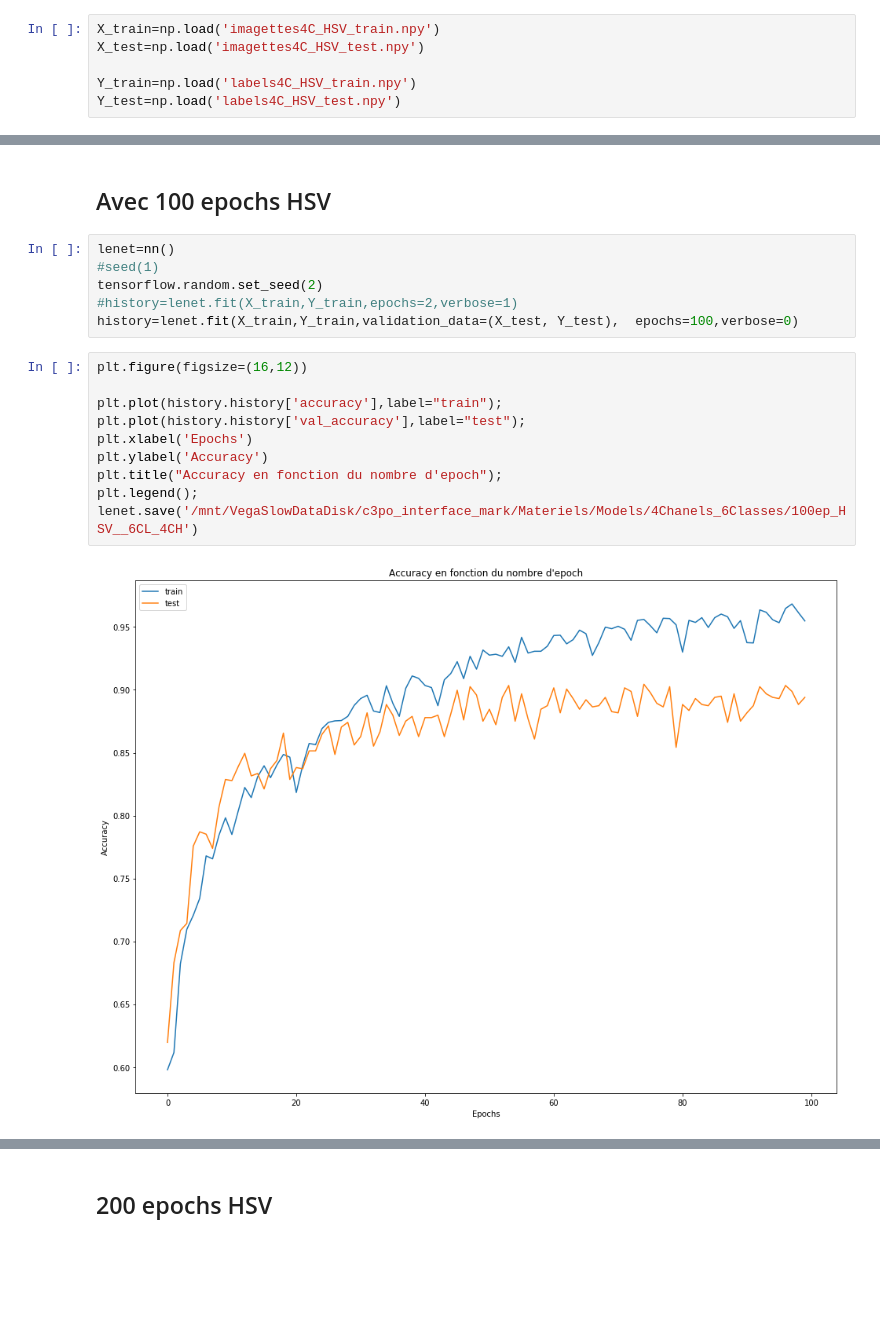
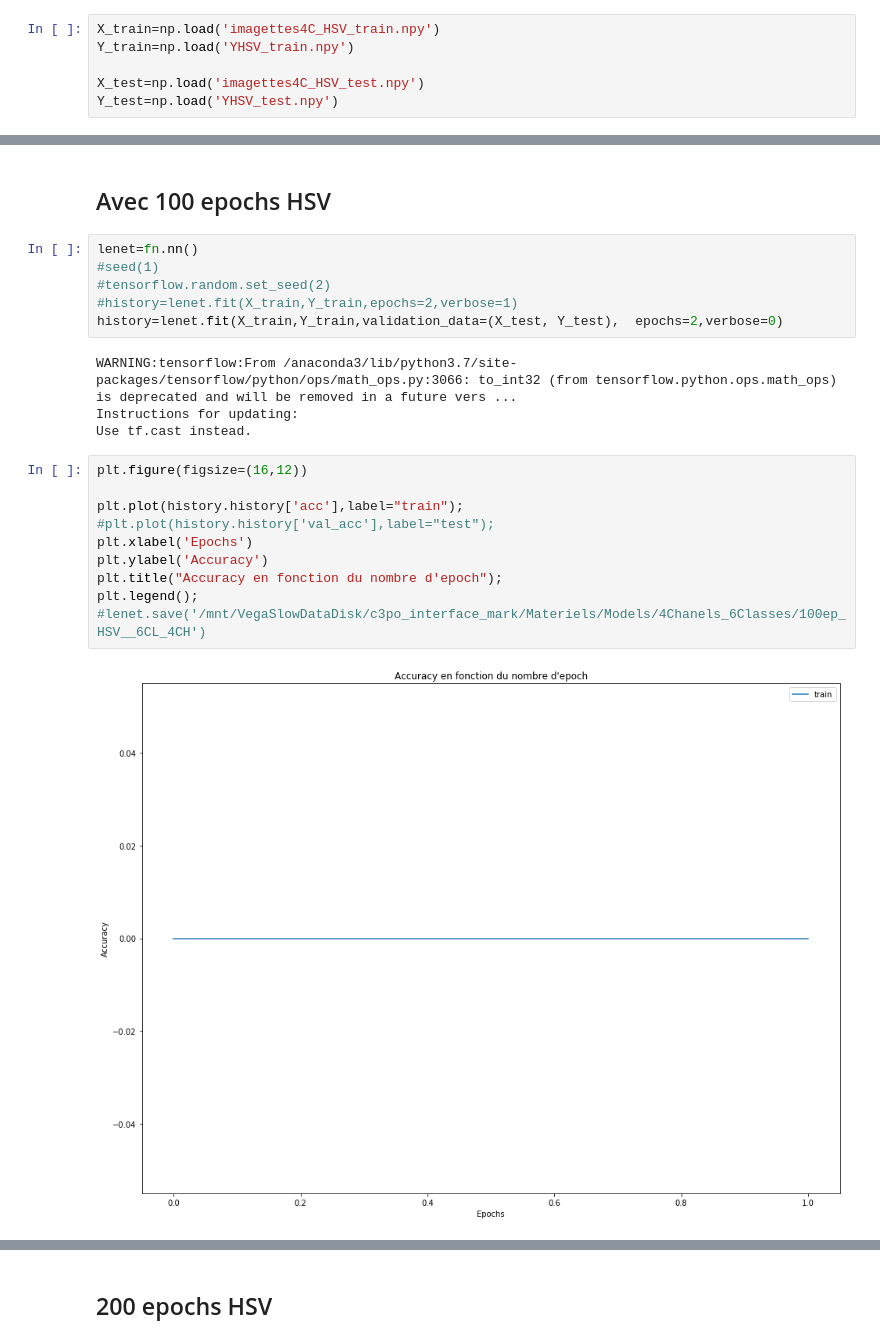
Before and after one commit to MarcPozzo/MyProjects, a Jupyter notebook: Birds_Detection/Demonstration/Train_Lenet/Train_4Chanels_tiny_Pic/Train_im_anote_HSV-Copy1.ipynb, the cells around one changed output, grey strips where cells are left out. Cells and saved outputs as stored; diff of their text form; blank space fills up the shorter version.

Commit message:
4th chanel now is working

```diff
--- a/Birds_Detection/Demonstration/Train_Lenet/Train_4Chanels_tiny_Pic/Train_im_anote_HSV-Copy1.ipynb
+++ b/Birds_Detection/Demonstration/Train_Lenet/Train_4Chanels_tiny_Pic/Train_im_anote_HSV-Copy1.ipynb
@@ -30,6 +9,6 @@ import functions_4C as fn
 # %%
 X_train=np.load('imagettes4C_HSV_train.npy')
+Y_train=np.load('YHSV_train.npy')
+
 X_test=np.load('imagettes4C_HSV_test.npy')
-
-Y_train=np.load('labels4C_HSV_train.npy')
-Y_test=np.load('labels4C_HSV_test.npy')
+Y_test=np.load('YHSV_test.npy')
@@ -36,23 +19,27 @@ Y_test=np.load('labels4C_HSV_test.npy')
 # %% [markdown]
 ## Avec 100 epochs HSV
 # %%
-lenet=nn()
+lenet=fn.nn()
 #seed(1)
-tensorflow.random.set_seed(2)
+#tensorflow.random.set_seed(2)
 #history=lenet.fit(X_train,Y_train,epochs=2,verbose=1)
-history=lenet.fit(X_train,Y_train,validation_data=(X_test, Y_test),  epochs=100,verbose=0)
+history=lenet.fit(X_train,Y_train,validation_data=(X_test, Y_test),  epochs=2,verbose=0)
+# %% [output]
+WARNING:tensorflow:From /anaconda3/lib/python3.7/site-packages/tensorflow/python/ops/math_ops.py:3066: to_int32 (from tensorflow.python.ops.math_ops) is deprecated and will be removed in a future vers ...
+Instructions for updating:
+Use tf.cast instead.
 # %%
 plt.figure(figsize=(16,12))
 
-plt.plot(history.history['accuracy'],label="train");
-plt.plot(history.history['val_accuracy'],label="test");
+plt.plot(history.history['acc'],label="train");
+#plt.plot(history.history['val_acc'],label="test");
 plt.xlabel('Epochs')
 plt.ylabel('Accuracy')
 plt.title("Accuracy en fonction du nombre d'epoch");
 plt.legend();
-lenet.save('/mnt/VegaSlowDataDisk/c3po_interface_mark/Materiels/Models/4Chanels_6Classes/100ep_HSV__6CL_4CH')
+#lenet.save('/mnt/VegaSlowDataDisk/c3po_interface_mark/Materiels/Models/4Chanels_6Classes/100ep_HSV__6CL_4CH')
 # %% [output]
-[figure, old version]
+[figure, new version]
 # %%
 y_predict=lenet.predict(X_test).argmax(axis=1)
 print(metrics.classification_report(y_predict,Y_test,digits=5))
```
Also changed, not shown: parts of 4 cells of this notebook, 9 other files.
